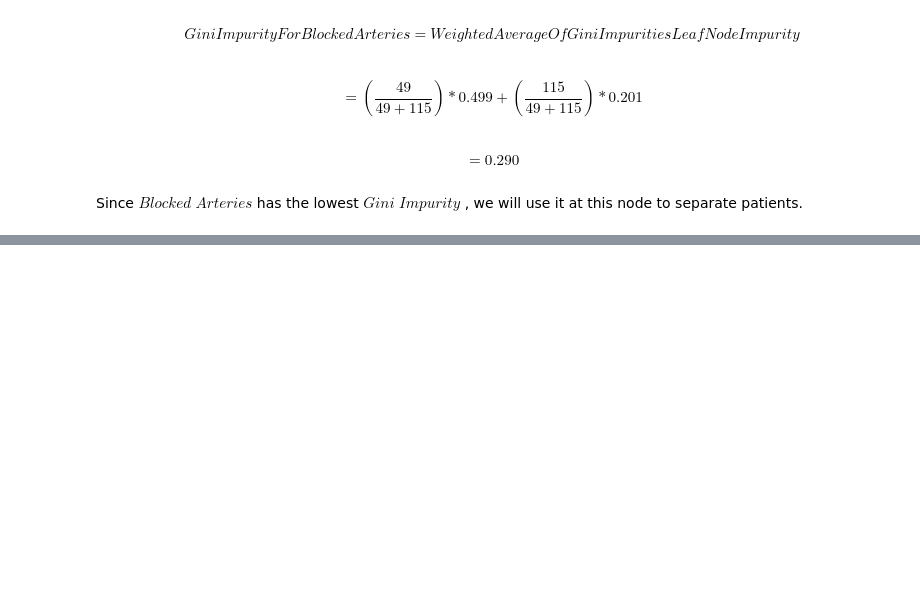
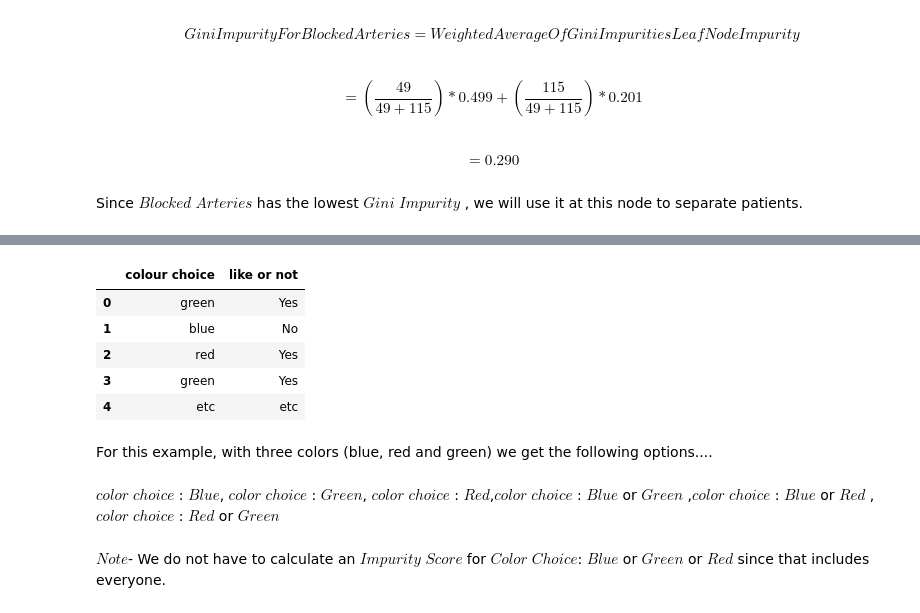
Before and after one commit to rahul6796/Decision_Tree, a Jupyter notebook: How Decision Tree Work Actually For Classification.ipynb, the cells around one changed output, grey strips where cells are left out. Cells and saved outputs as stored; diff of their text form; code cells hidden in the pictures; blank space fills up the shorter version.

```diff
--- a/How Decision Tree Work Actually For Classification.ipynb
+++ b/How Decision Tree Work Actually For Classification.ipynb
@@ -365,0 +536,21 @@ Since $Blocked$ $Arteries$ has the lowest $Gini$ $Impurity$ , we will use it at
+# %%
+data3 = pd.DataFrame()
+# %%
+data3['colour choice'] = ['green','blue','red','green','etc']
+# %%
+data3['like or not'] = ['Yes','No','Yes','Yes','etc']
+# %%
+data3.head()
+# %% [output]
+|  | colour choice | like or not |
+| 0 | green | Yes |
+| 1 | blue | No |
+| 2 | red | Yes |
+| 3 | green | Yes |
+| 4 | etc | etc |
+# %% [markdown]
+For this example, with three colors (blue, red and green) we get the following options....
+# %% [markdown]
+$color$ $choice$ : $Blue$, $color$ $choice$ : $Green$, $color$ $choice$ : $Red$,$color$ $choice$ : $Blue$ or $Green$ ,$color$ $choice$ : $Blue$ or $Red$ ,$color$ $choice$ : $Red$ or $Green$
+# %% [markdown]
+$Note$- We do not have to calculate an $Impurity$ $Score$ for $Color$ $Choice$: $Blue$ or $Green$ or $Red$ since that includes everyone.
```
Also changed, not shown: parts of 62 cells of this notebook.
